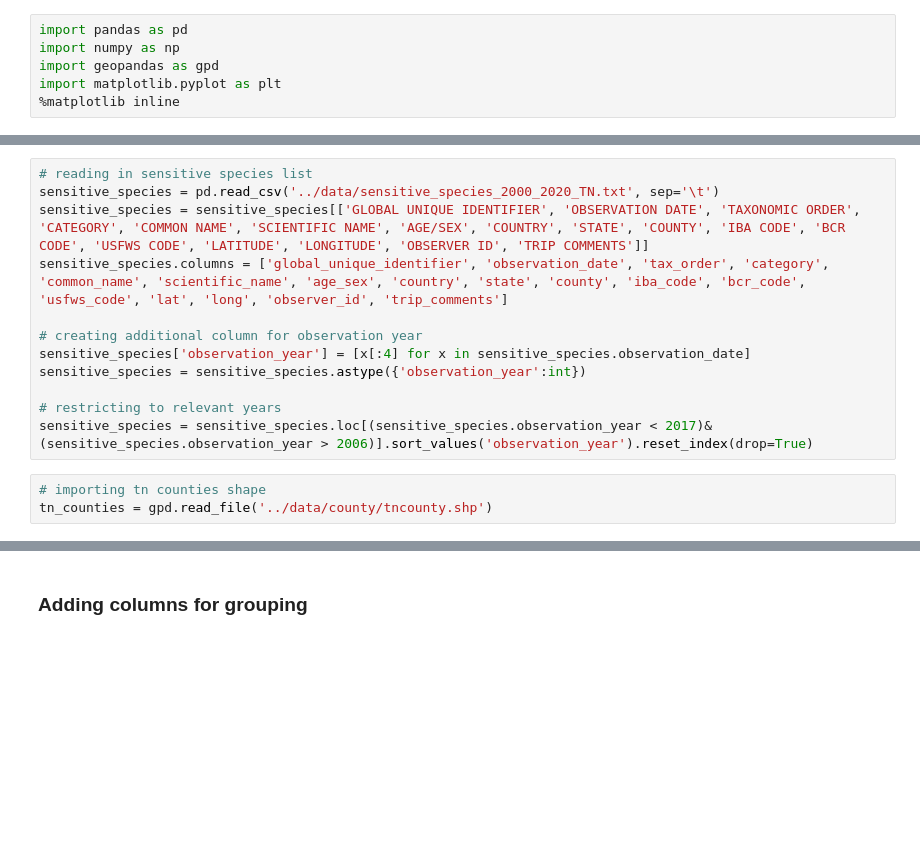
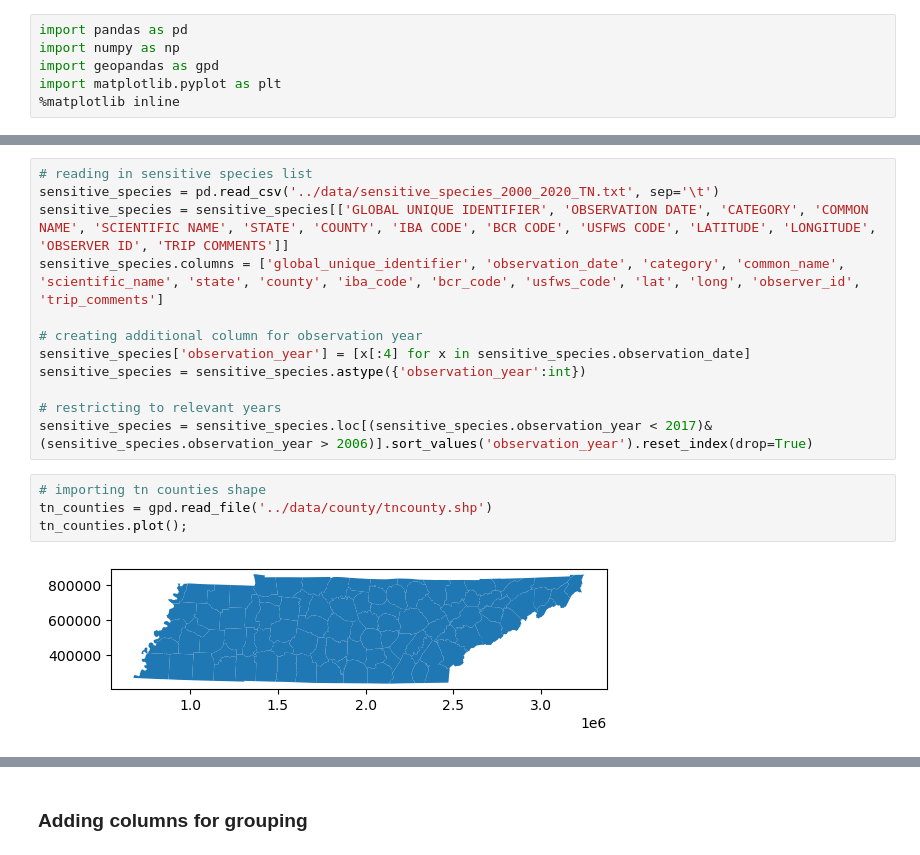
Before and after one commit to danileahacker/NSS-Capstone-Dani-Hacker, a Jupyter notebook: scripts/danih_capstone_eda.ipynb, the cells around one changed output, grey strips where cells are left out. Drawn from its saved outputs; the diff is of its cells as text; blank space fills up the shorter version.

```diff
--- a/scripts/danih_capstone_eda.ipynb
+++ b/scripts/danih_capstone_eda.ipynb
@@ -58,8 +85,8 @@ birds.head()
 # %%
 # reading in sensitive species list
 sensitive_species = pd.read_csv('../data/sensitive_species_2000_2020_TN.txt', sep='\t')
-sensitive_species = sensitive_species[['GLOBAL UNIQUE IDENTIFIER', 'OBSERVATION DATE', 'TAXONOMIC ORDER', 'CATEGORY', 'COMMON NAME', 'SCIENTIFIC NAME', 'AGE/SEX', 'COUNTRY', 'STATE', 'COUNTY', 'IBA CODE', 'BCR CODE', 'USFWS CODE', 'LATITUDE', 'LONGITUDE', 'OBSERVER ID', 'TRIP COMMENTS']]
-sensitive_species.columns = ['global_unique_identifier', 'observation_date', 'tax_order', 'category', 'common_name', 'scientific_name', 'age_sex', 'country', 'state', 'county', 'iba_code', 'bcr_code', 'usfws_code', 'lat', 'long', 'observer_id', 'trip_comments']
+sensitive_species = sensitive_species[['GLOBAL UNIQUE IDENTIFIER', 'OBSERVATION DATE', 'CATEGORY', 'COMMON NAME', 'SCIENTIFIC NAME', 'STATE', 'COUNTY', 'IBA CODE', 'BCR CODE', 'USFWS CODE', 'LATITUDE', 'LONGITUDE', 'OBSERVER ID', 'TRIP COMMENTS']]
+sensitive_species.columns = ['global_unique_identifier', 'observation_date', 'category', 'common_name', 'scientific_name', 'state', 'county', 'iba_code', 'bcr_code', 'usfws_code', 'lat', 'long', 'observer_id', 'trip_comments']
 
 # creating additional column for observation year
 sensitive_species['observation_year'] = [x[:4] for x in sensitive_species.observation_date]
@@ -70,3 +97,6 @@ sensitive_species = sensitive_species.loc[(sensitive_species.observation_year <
 # %%
 # importing tn counties shape
 tn_counties = gpd.read_file('../data/county/tncounty.shp')
+tn_counties.plot();
+# %% [output]
+[figure, added]
```
Also changed, not shown: parts of 24 cells of this notebook.
